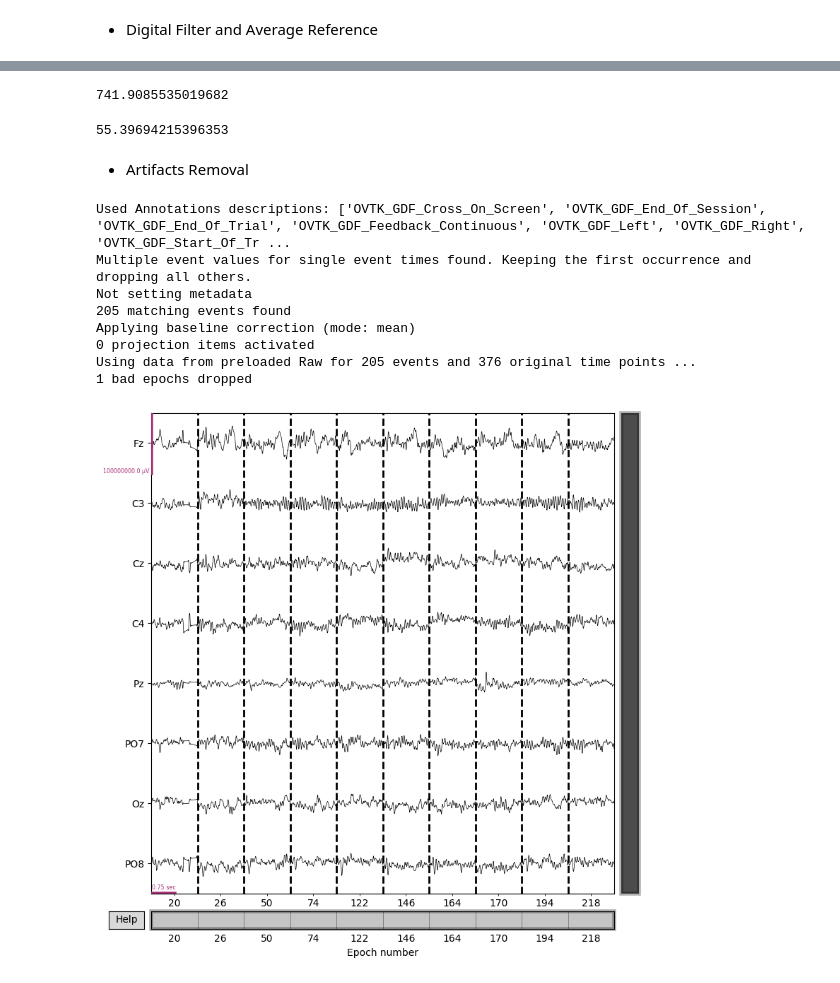
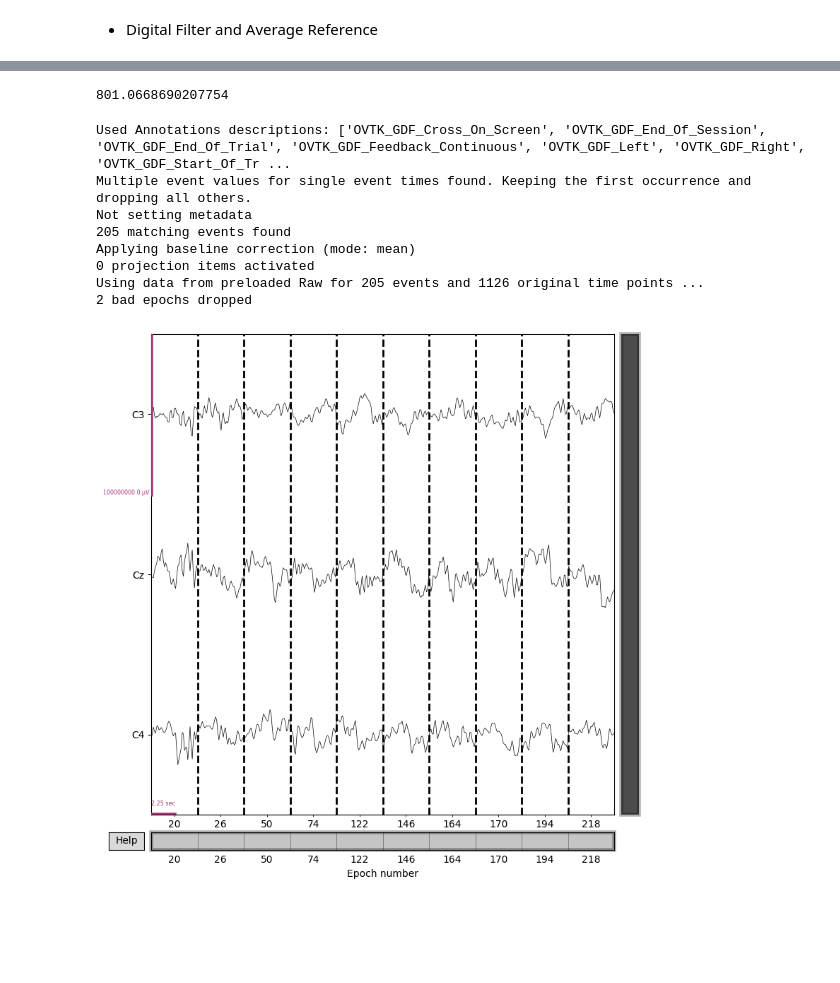
Before and after one commit to pipogood/Senior_Thesis, a Jupyter notebook: Data_preprocessing.ipynb, the cells around one changed output, grey strips where cells are left out. Saved outputs shown, nothing was run; the diff lists cells and outputs as text; code cells hidden in the pictures; blank space fills up the shorter version.

```diff
--- a/Data_preprocessing.ipynb
+++ b/Data_preprocessing.ipynb
@@ -32,6 +29,6 @@ Using matplotlib as 2D backend.
 # %% [markdown]
 - Digital Filter and Average Reference
 # %%
-filtered_eeg = raw_edf.copy().filter(l_freq=1.0, h_freq=30.0, method = 'iir')
+filtered_eeg = raw_edf.copy().filter(l_freq=0.1, h_freq=3.0, method = 'iir', iir_params= {"order": 12, "ftype":'butter'})
 # %% [output]
 Filtering raw data in 1 contiguous segment
@@ -58,19 +57,14 @@ Applying a custom ('EEG',) reference.
 ...
 # %%
-max(eeg_ref[2][0][0])
+max(eeg_ref[0][0][0])
 # %% [output]
-741.9085535019682
+801.0668690207754
-# %%
-max(preprocess[0][0][0])
-# %% [output]
-55.39694215396353
-# %% [markdown]
-- Artifacts Removal
 # %%
+eeg_ref = eeg_ref.pick_channels(['C3','Cz','C4'])
 events, event_dict = mne.events_from_annotations(eeg_ref)
 epochs = mne.Epochs(eeg_ref, events,
-        tmin=0.0,     # init timestamp of epoch (0 means trigger timestamp same as event start)
-        tmax=1.5,    # final timestamp (10 means set epoch duration 10 second)
+        tmin=-1.5,     # init timestamp of epoch (0 means trigger timestamp same as event start)
+        tmax=3.0,    # final timestamp (10 means set epoch duration 10 second)
         baseline=(0, 0),
         event_id=event_dict,
         preload = True,
@@ -83,13 +77,13 @@ Not setting metadata
 205 matching events found
 Applying baseline correction (mode: mean)
 0 projection items activated
-Using data from preloaded Raw for 205 events and 376 original time points ...
-1 bad epochs dropped
+Using data from preloaded Raw for 205 events and 1126 original time points ...
+2 bad epochs dropped
 # %%
 epochs['OVTK_GDF_Left'].plot(
     scalings=50, # You may edit scalings value later
     title='Left stimuli start',
 )
-left = epochs['OVTK_GDF_Tongue'].get_data()
+left = epochs['OVTK_GDF_Left'].get_data()
 # %% [output]
-[figure, old version]
+[figure, new version]
```
Also changed, not shown: parts of 15 cells of this notebook.
